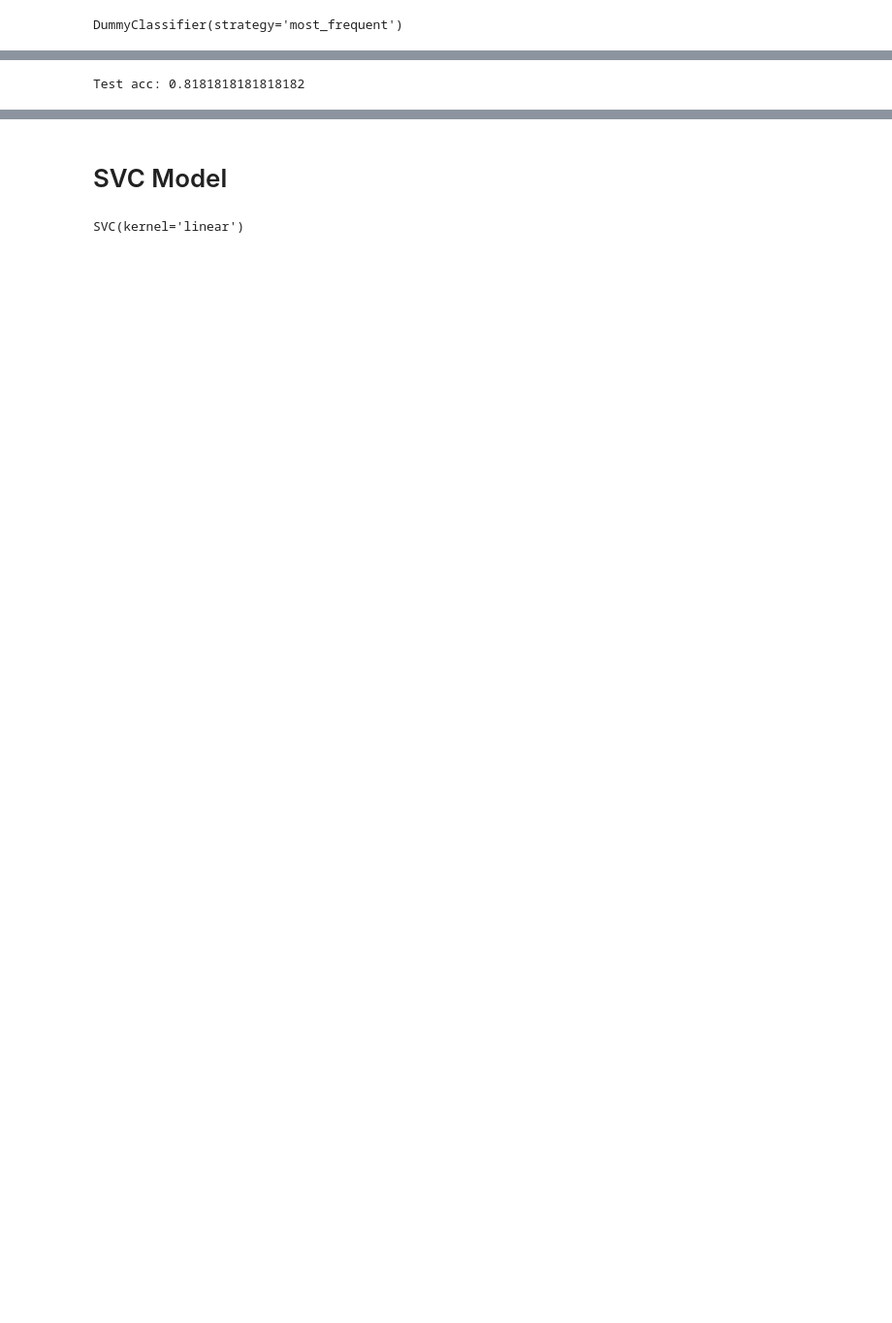
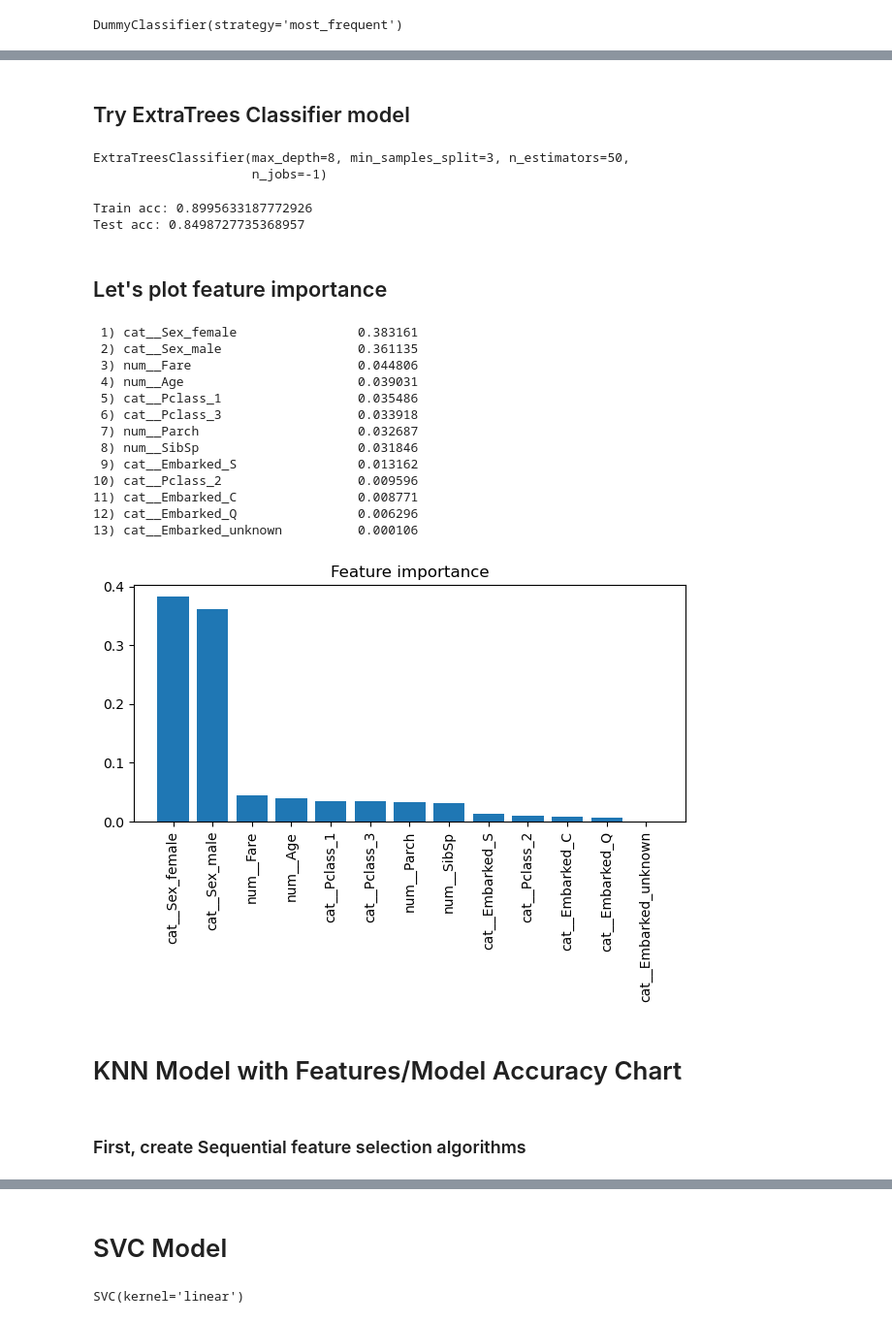
Before and after one commit to ChadUSF/DSDP, a Jupyter notebook: Titanic/Titanic.ipynb, the cells around one changed output, grey strips where cells are left out. Shown at 97% size. Cells and saved outputs as stored; diff of their text form; code cells hidden in the pictures; blank space fills up the shorter version.

```diff
--- a/Titanic/Titanic.ipynb
+++ b/Titanic/Titanic.ipynb
@@ -349,8 +379,72 @@ Train acc: 0.9517396184062851
-# %%
-test_y_pred = rnd_clf.predict(test_x)
-
-test_acc = accuracy_score(test_y, test_y_pred)
-
-print('Test acc: {}' .format(test_acc))
-# %% [output]
-Test acc: 0.8181818181818182
+# %% [markdown]
+## Try ExtraTrees Classifier model
+# %%
+from sklearn.ensemble import ExtraTreesClassifier
+
+ETC = ExtraTreesClassifier(n_estimators=50, max_depth=8, min_samples_split=3, n_jobs=-1)
+
+ETC.fit(train_x, train_y)
+# %% [output]
+ExtraTreesClassifier(max_depth=8, min_samples_split=3, n_estimators=50,
+                     n_jobs=-1)
+# %%
+train_y_pred = ETC.predict(train_x)
+train_acc = accuracy_score(train_y, train_y_pred)
+print('Train acc: {}' .format(train_acc))
+
+test_y_pred = ETC.predict(test_x)
+test_acc = accuracy_score(test_y, test_y_pred)
+print('Test acc: {}' .format(test_acc))
+# %% [output]
+Train acc: 0.8995633187772926
+Test acc: 0.8498727735368957
+# %% [markdown]
+## Let's plot feature importance
+# %%
+import matplotlib.pyplot as plt
+
+feat_labels = train_x2.columns
+
+ETC = ExtraTreesClassifier(n_estimators=50, max_depth=8, min_samples_split=3, n_jobs=-1)
+
+ETC.fit(train_x2, train_y)
+
+importances = ETC.feature_importances_
+
+indices = np.argsort(importances)[::-1]
+
+for f in range(train_x2.shape[1]):
+    print("%2d) %-*s %f" % (f + 1, 30,
+                            feat_labels[indices[f]],
+                            importances[indices[f]]))
+
+plt.title('Feature importance')
+plt.bar(range(train_x2.shape[1]),
+        importances[indices],
+        align='center')
+
+plt.xticks(range(train_x2.shape[1]),
+           feat_labels[indices], rotation=90)
+plt.xlim([-1, train_x2.shape[1]])
+plt.tight_layout()
+# plt.savefig('figures/04_10.png', dpi=300)
+plt.show()
+# %% [output]
+ 1) cat__Sex_female                0.383161
+ 2) cat__Sex_male                  0.361135
+ 3) num__Fare                      0.044806
+ 4) num__Age                       0.039031
+ 5) cat__Pclass_1                  0.035486
+ 6) cat__Pclass_3                  0.033918
+ 7) num__Parch                     0.032687
+ 8) num__SibSp                     0.031846
+ 9) cat__Embarked_S                0.013162
+10) cat__Pclass_2                  0.009596
+11) cat__Embarked_C                0.008771
+12) cat__Embarked_Q                0.006296
+13) cat__Embarked_unknown          0.000106
+[figure, added]
+# %% [markdown]
+# KNN Model with Features/Model Accuracy Chart
+# %% [markdown]
+### First, create Sequential feature selection algorithms
```
Also changed, not shown: parts of 64 cells of this notebook.
